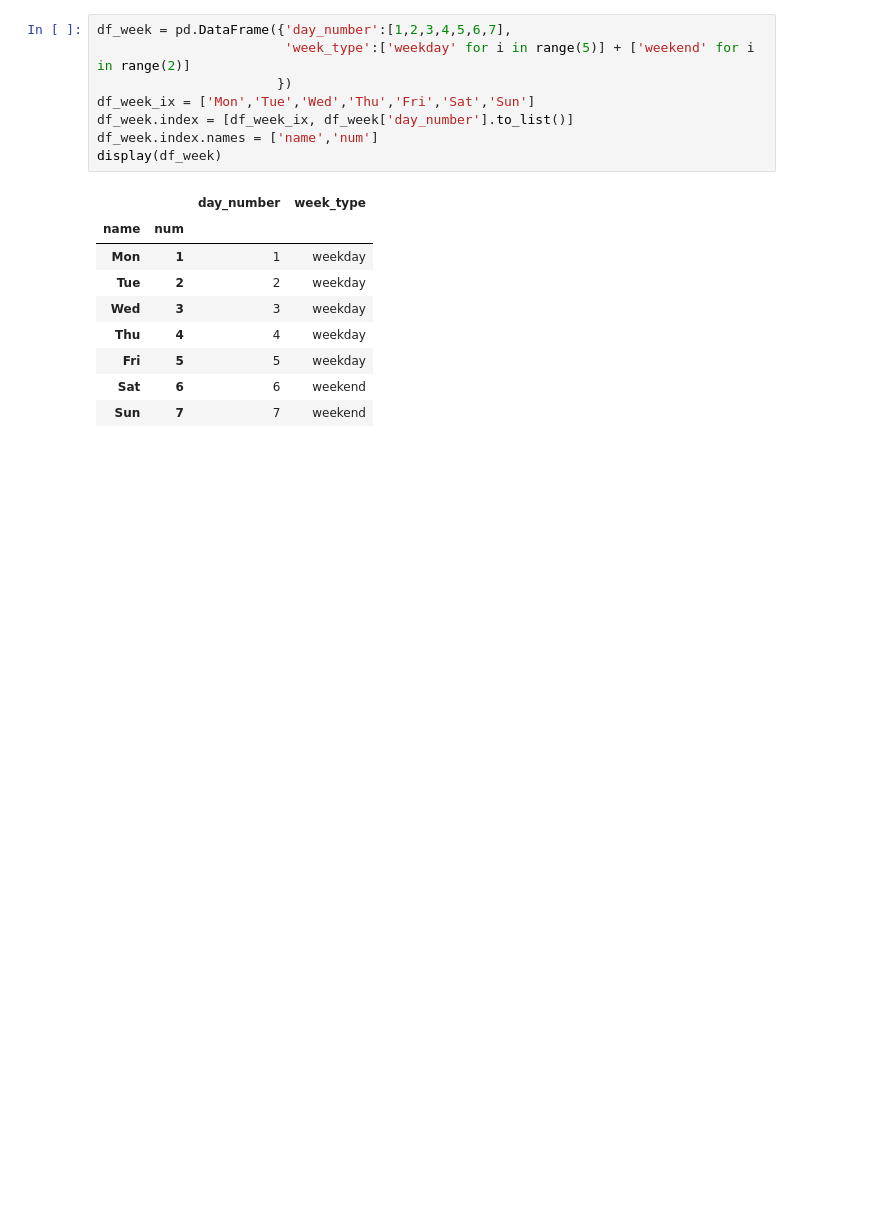
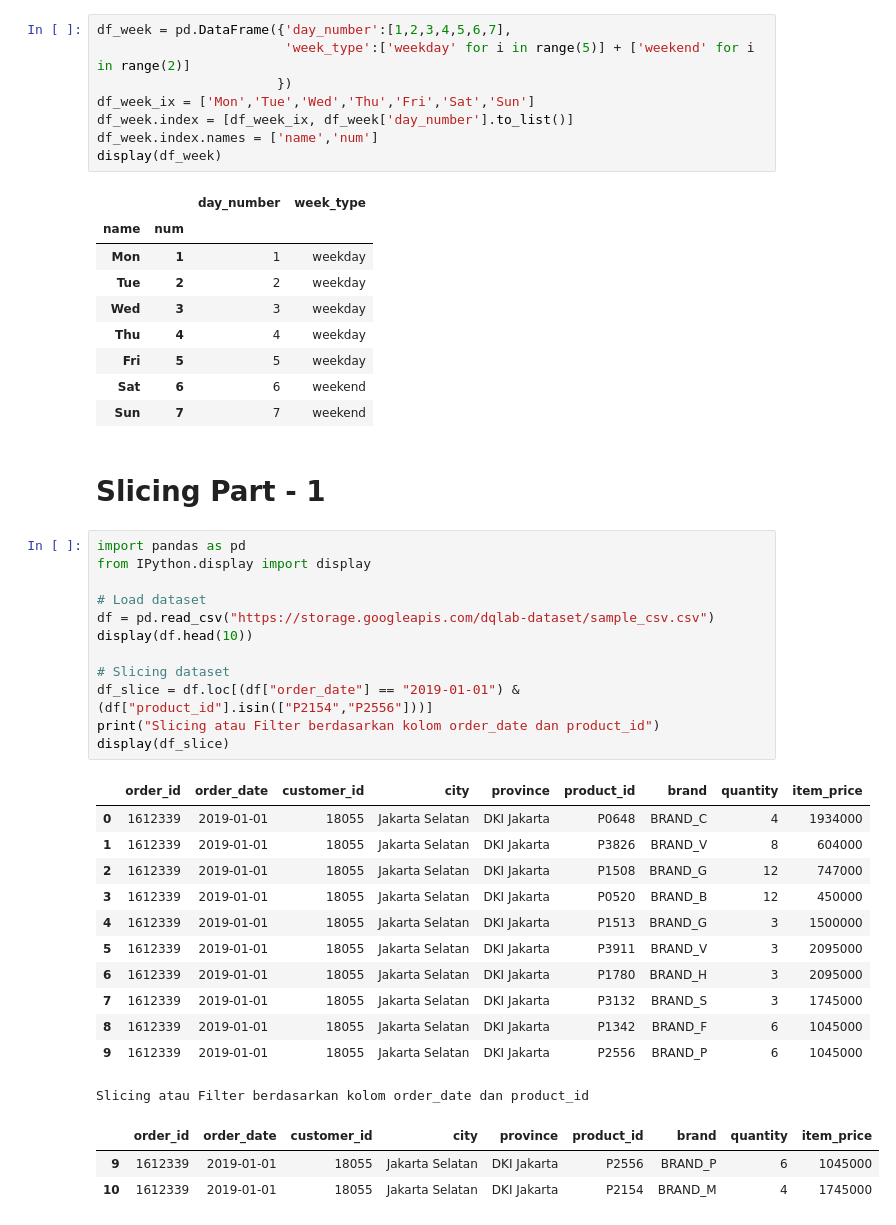
Before and after one commit to UsepSyaikalArifin/DQLab-Academy-Course-Online, a Jupyter notebook: Kelas Fundamental/Data Manipulation With Pandas - Part 1/Jupyter Notebook/main.ipynb, the cells around one changed output. Cells and saved outputs as stored; diff of their text form; blank space fills up the shorter version.

Commit message:
Slicing Part - 1

```diff
--- a/Kelas Fundamental/Data Manipulation With Pandas - Part 1/Jupyter Notebook/main.ipynb
+++ b/Kelas Fundamental/Data Manipulation With Pandas - Part 1/Jupyter Notebook/main.ipynb
@@ -643,3 +643,33 @@ display(df_week)
 | Fri | 5 | 5 | weekday |
 | Sat | 6 | 6 | weekend |
 | Sun | 7 | 7 | weekend |
+# %% [markdown]
+# Slicing Part - 1
+# %%
+import pandas as pd
+from IPython.display import display
+
+# Load dataset
+df = pd.read_csv("https://storage.googleapis.com/dqlab-dataset/sample_csv.csv")
+display(df.head(10))
+
+# Slicing dataset
+df_slice = df.loc[(df["order_date"] == "2019-01-01") & (df["product_id"].isin(["P2154","P2556"]))]
+print("Slicing atau Filter berdasarkan kolom order_date dan product_id")
+display(df_slice)
+# %% [output]
+|  | order_id | order_date | customer_id | city | province | product_id | brand | quantity | item_price |
+| 0 | 1612339 | 2019-01-01 | 18055 | Jakarta Selatan | DKI Jakarta | P0648 | BRAND_C | 4 | 1934000 |
+| 1 | 1612339 | 2019-01-01 | 18055 | Jakarta Selatan | DKI Jakarta | P3826 | BRAND_V | 8 | 604000 |
+| 2 | 1612339 | 2019-01-01 | 18055 | Jakarta Selatan | DKI Jakarta | P1508 | BRAND_G | 12 | 747000 |
+| 3 | 1612339 | 2019-01-01 | 18055 | Jakarta Selatan | DKI Jakarta | P0520 | BRAND_B | 12 | 450000 |
+| 4 | 1612339 | 2019-01-01 | 18055 | Jakarta Selatan | DKI Jakarta | P1513 | BRAND_G | 3 | 1500000 |
+| 5 | 1612339 | 2019-01-01 | 18055 | Jakarta Selatan | DKI Jakarta | P3911 | BRAND_V | 3 | 2095000 |
+| 6 | 1612339 | 2019-01-01 | 18055 | Jakarta Selatan | DKI Jakarta | P1780 | BRAND_H | 3 | 2095000 |
+| 7 | 1612339 | 2019-01-01 | 18055 | Jakarta Selatan | DKI Jakarta | P3132 | BRAND_S | 3 | 1745000 |
+| 8 | 1612339 | 2019-01-01 | 18055 | Jakarta Selatan | DKI Jakarta | P1342 | BRAND_F | 6 | 1045000 |
+| 9 | 1612339 | 2019-01-01 | 18055 | Jakarta Selatan | DKI Jakarta | P2556 | BRAND_P | 6 | 1045000 |
+Slicing atau Filter berdasarkan kolom order_date dan product_id
+|  | order_id | order_date | customer_id | city | province | product_id | brand | quantity | item_price |
+| 9 | 1612339 | 2019-01-01 | 18055 | Jakarta Selatan | DKI Jakarta | P2556 | BRAND_P | 6 | 1045000 |
+| 10 | 1612339 | 2019-01-01 | 18055 | Jakarta Selatan | DKI Jakarta | P2154 | BRAND_M | 4 | 1745000 |
```
Also changed, not shown: parts of 1 cell of this notebook.
